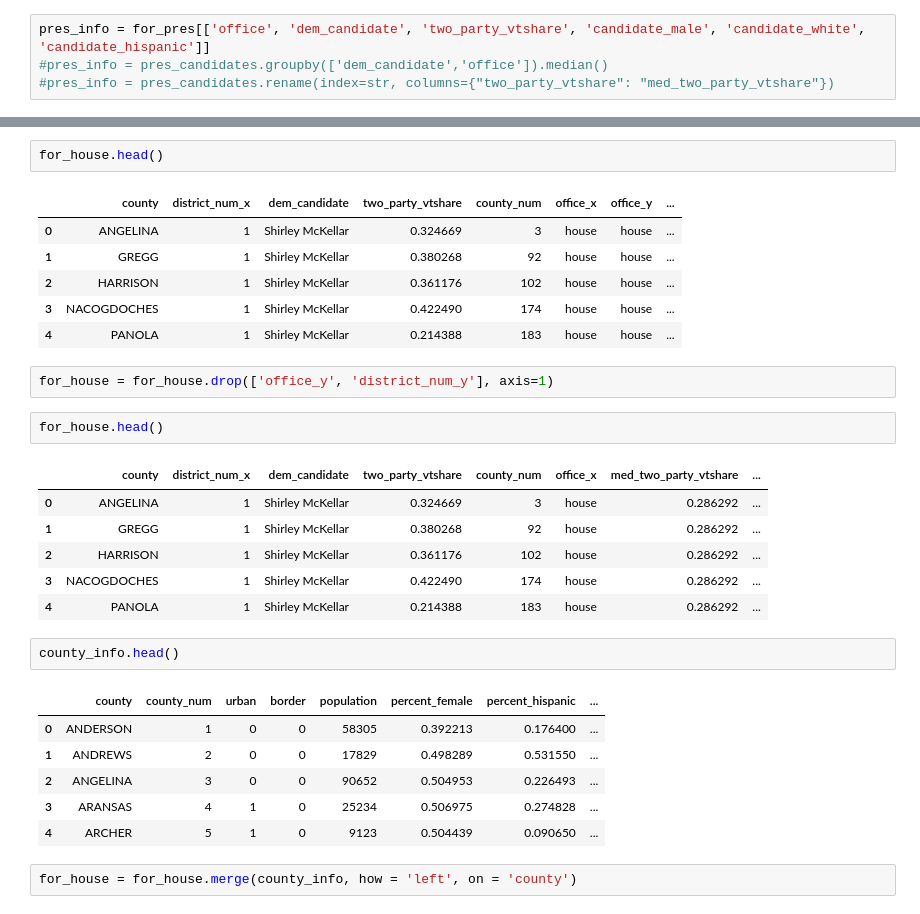
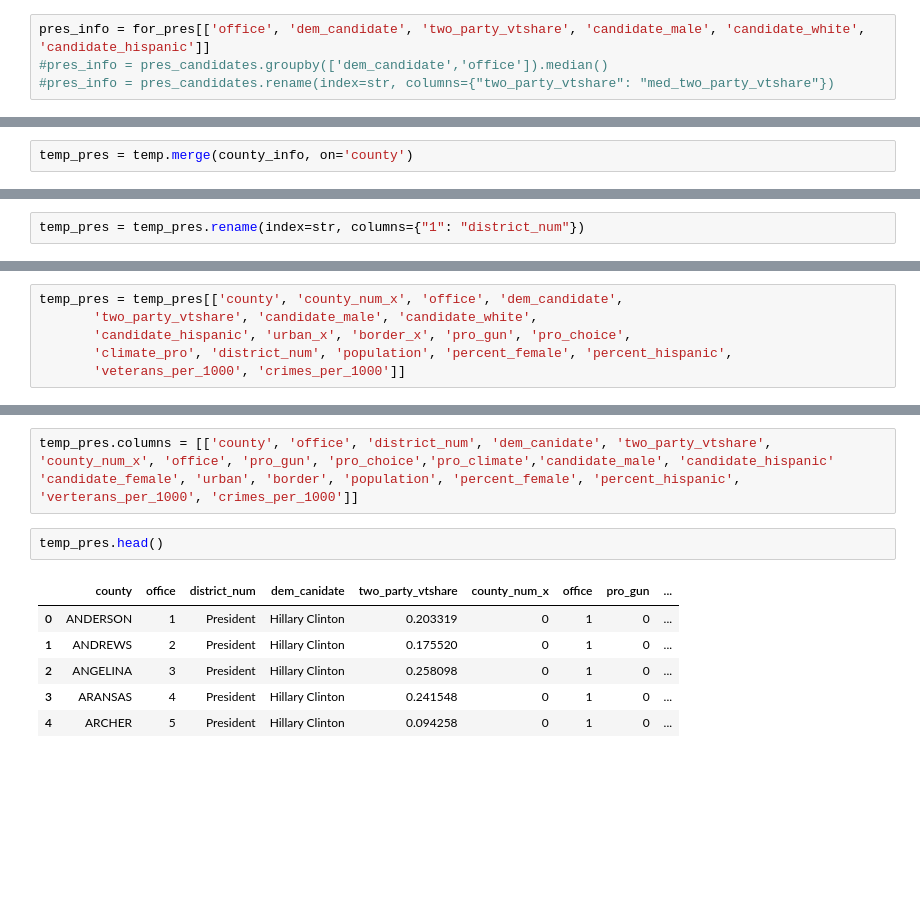
Before and after one commit to sghoseWI/Election-Analytics, a Jupyter notebook: model2.ipynb, the cells around one changed output, grey strips where cells are left out. Saved outputs shown, nothing was run; the diff lists cells and outputs as text; blank space fills up the shorter version.

Commit message:
temp_pres has info on pres

```diff
--- a/model2.ipynb
+++ b/model2.ipynb
@@ -102,0 +83,2 @@ for_house = for_house.merge(candidate_df, how = 'left', on = 'dem_candidate')
+# %%
+temp_pres = temp.merge(county_info, on='county')
@@ -102,0 +94,2 @@ for_house = for_house.merge(candidate_df, how = 'left', on = 'dem_candidate')
+# %%
+temp_pres = temp_pres.rename(index=str, columns={"1": "district_num"})
@@ -102,0 +115,6 @@ for_house = for_house.merge(candidate_df, how = 'left', on = 'dem_candidate')
+# %%
+temp_pres = temp_pres[['county', 'county_num_x', 'office', 'dem_candidate',
+       'two_party_vtshare', 'candidate_male', 'candidate_white',
+       'candidate_hispanic', 'urban_x', 'border_x', 'pro_gun', 'pro_choice',
+       'climate_pro', 'district_num', 'population', 'percent_female', 'percent_hispanic',
+       'veterans_per_1000', 'crimes_per_1000']]
@@ -103,31 +130,12 @@ for_house = for_house.merge(candidate_df, how = 'left', on = 'dem_candidate')
+# %%
+temp_pres.columns = [['county', 'office', 'district_num', 'dem_canidate', 'two_party_vtshare', 'county_num_x', 'office', 'pro_gun', 'pro_choice','pro_climate','candidate_male', 'candidate_hispanic'
+'candidate_female', 'urban', 'border', 'population', 'percent_female', 'percent_hispanic', 'verterans_per_1000', 'crimes_per_1000']]
 # %%
-for_house.head()
+temp_pres.head()
 # %% [output]
-|  | county | district_num_x | dem_candidate | two_party_vtshare | county_num | office_x | office_y | ... |
-| 0 | ANGELINA | 1 | Shirley McKellar | 0.324669 | 3 | house | house | ... |
-| 1 | GREGG | 1 | Shirley McKellar | 0.380268 | 92 | house | house | ... |
-| 2 | HARRISON | 1 | Shirley McKellar | 0.361176 | 102 | house | house | ... |
-| 3 | NACOGDOCHES | 1 | Shirley McKellar | 0.422490 | 174 | house | house | ... |
-| 4 | PANOLA | 1 | Shirley McKellar | 0.214388 | 183 | house | house | ... |
+|  | county | office | district_num | dem_canidate | two_party_vtshare | county_num_x | office | pro_gun | ... |
+| 0 | ANDERSON | 1 | President | Hillary Clinton | 0.203319 | 0 | 1 | 0 | ... |
+| 1 | ANDREWS | 2 | President | Hillary Clinton | 0.175520 | 0 | 1 | 0 | ... |
+| 2 | ANGELINA | 3 | President | Hillary Clinton | 0.258098 | 0 | 1 | 0 | ... |
+| 3 | ARANSAS | 4 | President | Hillary Clinton | 0.241548 | 0 | 1 | 0 | ... |
+| 4 | ARCHER | 5 | President | Hillary Clinton | 0.094258 | 0 | 1 | 0 | ... |
-# %%
-for_house = for_house.drop(['office_y', 'district_num_y'], axis=1)
-# %%
-for_house.head()
-# %% [output]
-|  | county | district_num_x | dem_candidate | two_party_vtshare | county_num | office_x | med_two_party_vtshare | ... |
-| 0 | ANGELINA | 1 | Shirley McKellar | 0.324669 | 3 | house | 0.286292 | ... |
-| 1 | GREGG | 1 | Shirley McKellar | 0.380268 | 92 | house | 0.286292 | ... |
-| 2 | HARRISON | 1 | Shirley McKellar | 0.361176 | 102 | house | 0.286292 | ... |
-| 3 | NACOGDOCHES | 1 | Shirley McKellar | 0.422490 | 174 | house | 0.286292 | ... |
-| 4 | PANOLA | 1 | Shirley McKellar | 0.214388 | 183 | house | 0.286292 | ... |
-# %%
-county_info.head()
-# %% [output]
-|  | county | county_num | urban | border | population | percent_female | percent_hispanic | ... |
-| 0 | ANDERSON | 1 | 0 | 0 | 58305 | 0.392213 | 0.176400 | ... |
-| 1 | ANDREWS | 2 | 0 | 0 | 17829 | 0.498289 | 0.531550 | ... |
-| 2 | ANGELINA | 3 | 0 | 0 | 90652 | 0.504953 | 0.226493 | ... |
-| 3 | ARANSAS | 4 | 1 | 0 | 25234 | 0.506975 | 0.274828 | ... |
-| 4 | ARCHER | 5 | 1 | 0 | 9123 | 0.504439 | 0.090650 | ... |
-# %%
-for_house = for_house.merge(county_info, how = 'left', on = 'county')
```
Also changed, not shown: parts of 23 cells of this notebook.
